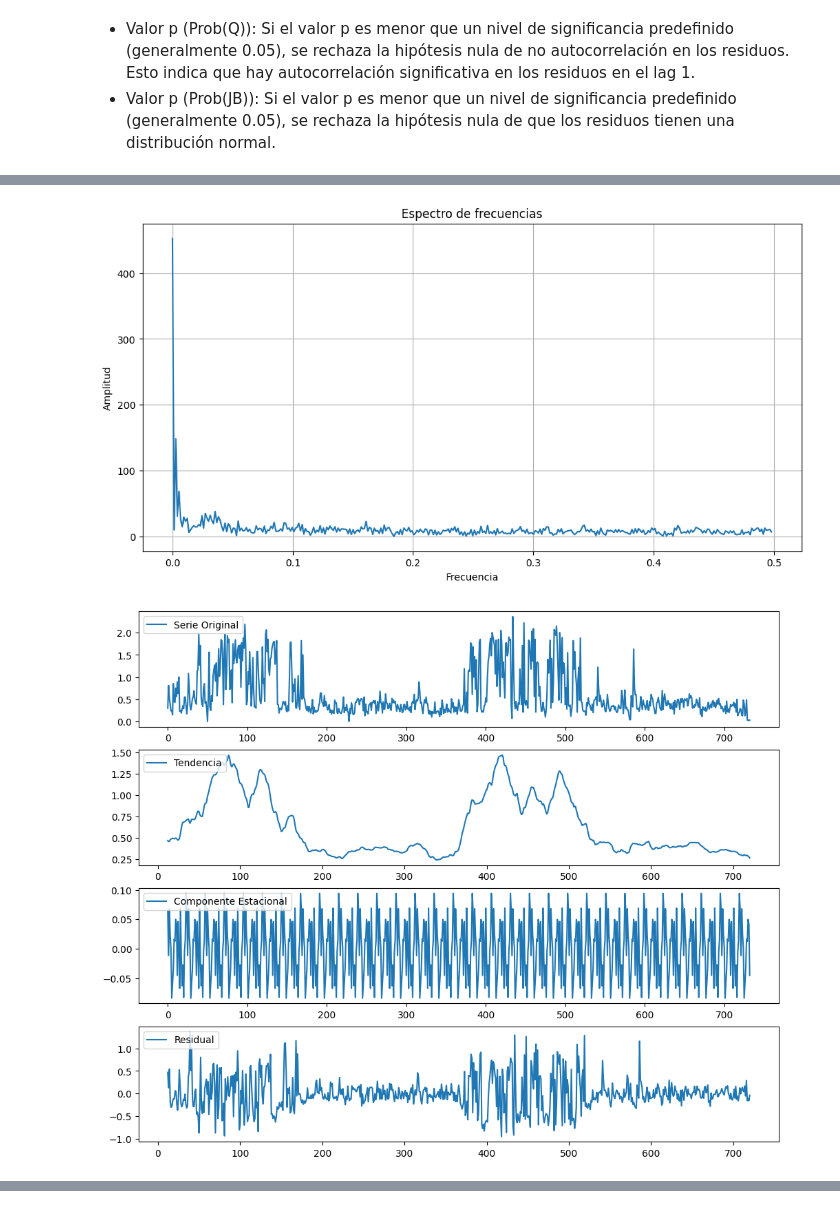
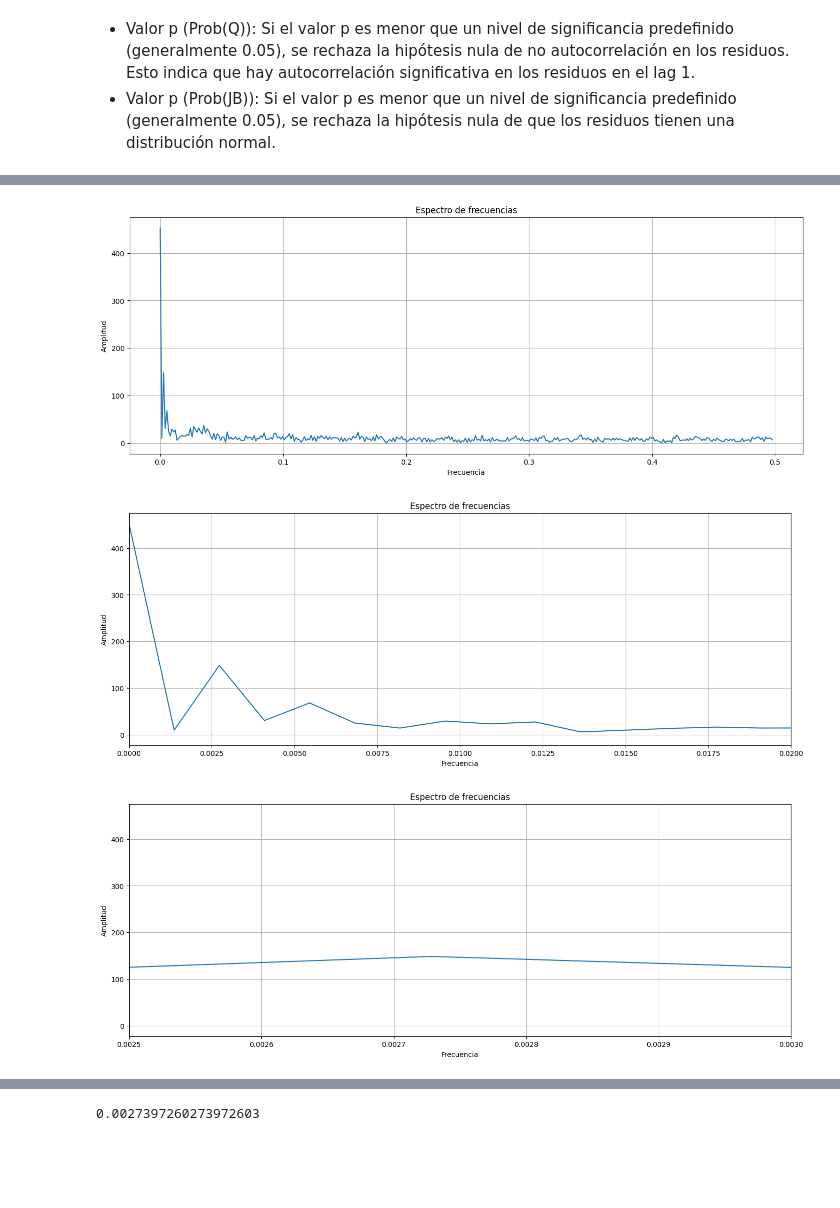
Before and after one commit to rpazos98/series-temporales, a Jupyter notebook: TP_Series_Temporales_Rodrigo_Pazos.ipynb, the cells around one changed output, grey strips where cells are left out. Drawn from its saved outputs; the diff is of its cells as text; code cells hidden in the pictures; blank space fills up the shorter version.

```diff
--- a/TP_Series_Temporales_Rodrigo_Pazos.ipynb
+++ b/TP_Series_Temporales_Rodrigo_Pazos.ipynb
@@ -720,53 +802,62 @@ import matplotlib.pyplot as plt
 from scipy.fft import fft
 from statsmodels.tsa.seasonal import seasonal_decompose
 
-# Calcula la transformada de Fourier de la serie
-series = series.dropna()
-# Reemplazar infinitos con NaN y luego eliminar filas con valores faltantes
-series = series.replace([np.inf, -np.inf], np.nan).dropna()
+series_1 = np.array(series)
 
-series = np.array(series)
+fft_result = fft(series_1)
 
-fft_result = fft(series)
-
-# Calcula las frecuencias correspondientes
-n = len(series)
+n = len(series_1)
 frequencies = np.fft.fftfreq(n)
 
-# Encuentra las amplitudes y las frecuencias principales
 amplitudes = np.abs(fft_result)[:n//2]
 frequencies = frequencies[:n//2]
 
-# Plotea el espectro de frecuencias
-plt.figure(figsize=(12, 6))
+plt.figure(figsize=(17, 6))
 plt.plot(frequencies, amplitudes)
 plt.title('Espectro de frecuencias')
 plt.xlabel('Frecuencia')
 plt.ylabel('Amplitud')
 plt.grid(True)
 plt.show()
 
-# Realiza una descomposición estacional de la serie
-decomposition = seasonal_decompose(series, model='additive', period=24)  # Aquí asumimos un período estacional de 24
+plt.figure(figsize=(17, 6))
+plt.plot(frequencies, amplitudes)
+plt.xlim(0, 0.02)
+plt.title('Espectro de frecuencias')
+plt.xlabel('Frecuencia')
+plt.ylabel('Amplitud')
+plt.grid(True)
+plt.show()
+
+plt.figure(figsize=(17, 6))
+plt.plot(frequencies, amplitudes)
+plt.xlim( 0.0025, 0.003)
+plt.title('Espectro de frecuencias')
+plt.xlabel('Frecuencia')
+plt.ylabel('Amplitud')
+plt.grid(True)
+plt.show()
+
+decomposition = seasonal_decompose(series, model='additive')
 trend = decomposition.trend
 seasonal = decomposition.seasonal
 residual = decomposition.resid
 
-# Plotea las componentes de la descomposición
 plt.figure(figsize=(12, 10))
 plt.subplot(411)
-plt.plot(series, label='Serie Original')
+plt.plot(series_1, label='Serie Original')
 plt.legend(loc='upper left')
 plt.subplot(412)
 plt.plot(trend, label='Tendencia')
 plt.legend(loc='upper left')
 plt.subplot(413)
 plt.plot(seasonal, label='Componente Estacional')
 plt.legend(loc='upper left')
 plt.subplot(414)
 plt.plot(residual, label='Residual')
 plt.legend(loc='upper left')
 plt.show()
 # %% [output]
-[figure, old version]
+[figure, new version]
-[figure, old version]
+[figure, new version]
+[figure, added]
@@ -772,0 +865,4 @@ plt.show()
+# %%
+print(1/365)
+# %% [output]
+0.0027397260273972603
```
Also changed, not shown: parts of 13 cells of this notebook.
